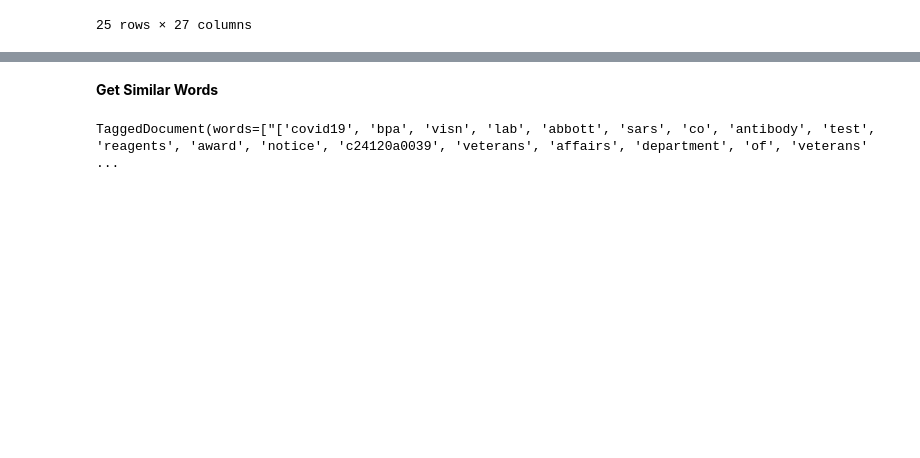
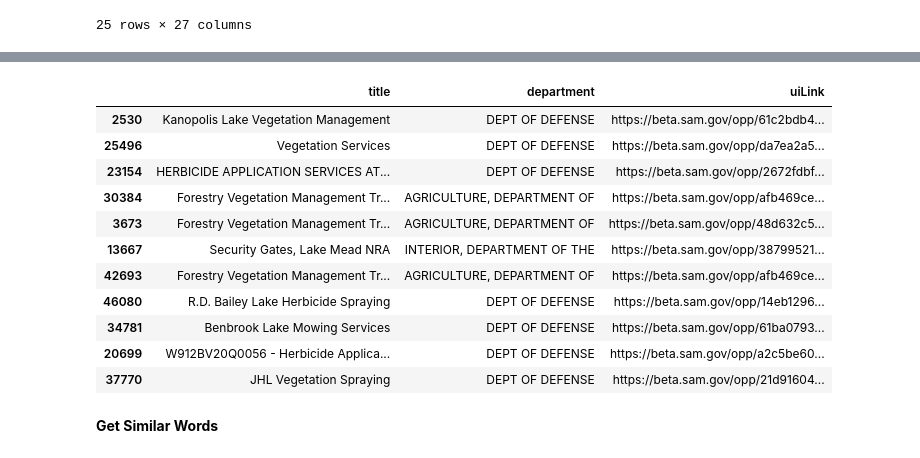
Before and after one commit to biborsz/Capstone, a Jupyter notebook: 006_doc2vec.ipynb, the cells around one changed output, grey strips where cells are left out. Cells and saved outputs as stored; diff of their text form; code cells hidden in the pictures; blank space fills up the shorter version.

```diff
--- a/006_doc2vec.ipynb
+++ b/006_doc2vec.ipynb
@@ -162,6 +251,18 @@ most_similar(2530, 10)
+# %%
+path_cbow = 'doc2vec_cbow_titles'
+most_similar(path_cbow, 2530, 10)
+# %% [output]
+|  | title | department | uiLink |
+| 2530 | Kanopolis Lake Vegetation Management | DEPT OF DEFENSE | https://beta.sam.gov/opp/61c2bdb4... |
+| 25496 | Vegetation Services | DEPT OF DEFENSE | https://beta.sam.gov/opp/da7ea2a5... |
+| 23154 | HERBICIDE APPLICATION SERVICES AT... | DEPT OF DEFENSE | https://beta.sam.gov/opp/2672fdbf... |
+| 30384 | Forestry Vegetation Management Tr... | AGRICULTURE, DEPARTMENT OF | https://beta.sam.gov/opp/afb469ce... |
+| 3673 | Forestry Vegetation Management Tr... | AGRICULTURE, DEPARTMENT OF | https://beta.sam.gov/opp/48d632c5... |
+| 13667 | Security Gates, Lake Mead NRA | INTERIOR, DEPARTMENT OF THE | https://beta.sam.gov/opp/38799521... |
+| 42693 | Forestry Vegetation Management Tr... | AGRICULTURE, DEPARTMENT OF | https://beta.sam.gov/opp/afb469ce... |
+| 46080 | R.D. Bailey Lake Herbicide Spraying | DEPT OF DEFENSE | https://beta.sam.gov/opp/14eb1296... |
+| 34781 | Benbrook Lake Mowing Services | DEPT OF DEFENSE | https://beta.sam.gov/opp/61ba0793... |
+| 20699 | W912BV20Q0056 - Herbicide Applica... | DEPT OF DEFENSE | https://beta.sam.gov/opp/a2c5be60... |
+| 37770 | JHL Vegetation Spraying | DEPT OF DEFENSE | https://beta.sam.gov/opp/21d91604... |
 # %% [markdown]
 **Get Similar Words**
-# %%
-tagged_titles[500]
-# %% [output]
-TaggedDocument(words=["['covid19', 'bpa', 'visn', 'lab', 'abbott', 'sars', 'co', 'antibody', 'test', 'reagents', 'award', 'notice', 'c24120a0039', 'veterans', 'affairs', 'department', 'of', 'veterans' ...
```
Also changed, not shown: parts of 33 cells of this notebook, 13 other files.
